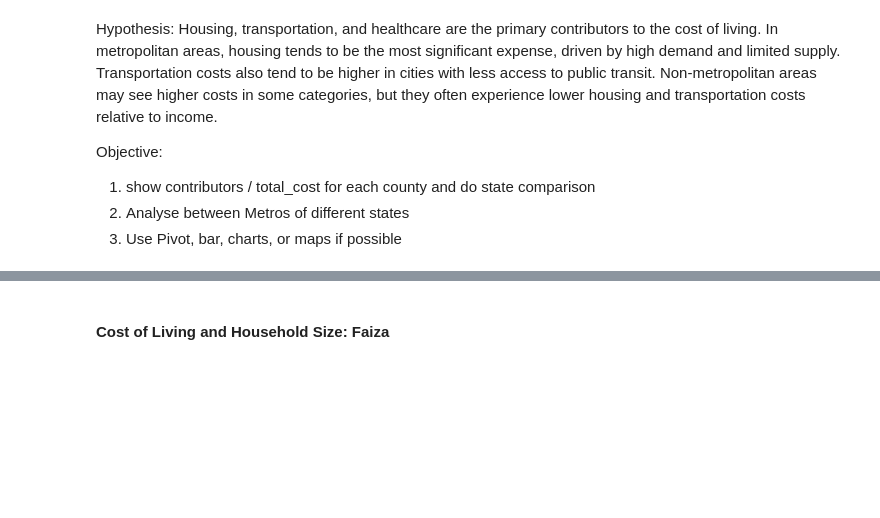
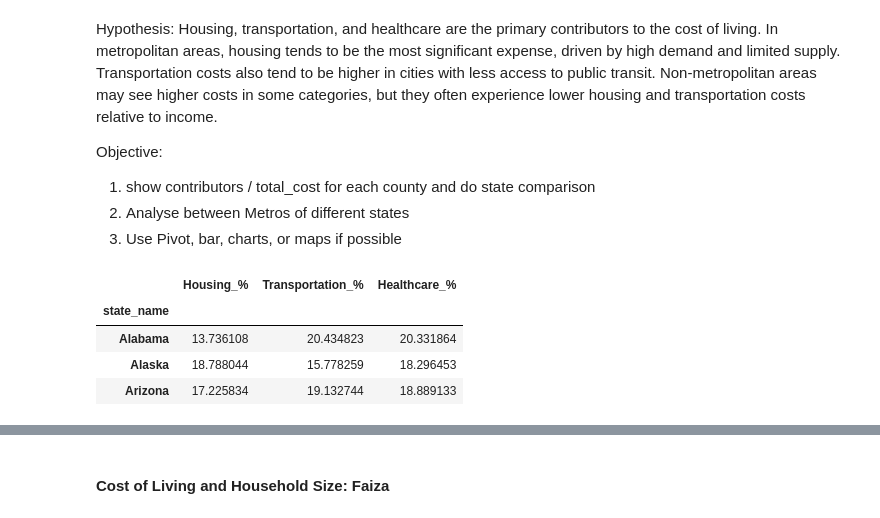
Before and after one commit to miguelmog10/data-science-group17, a Jupyter notebook: notebook/FoundationsDataScience_Winter2025_Group17.ipynb, the cells around one changed output, grey strips where cells are left out. Cells and saved outputs as stored; diff of their text form; code cells hidden in the pictures; blank space fills up the shorter version.

```diff
--- a/notebook/FoundationsDataScience_Winter2025_Group17.ipynb
+++ b/notebook/FoundationsDataScience_Winter2025_Group17.ipynb
@@ -418,0 +429,8 @@ Objective:
+# %%
+state_pivot.head(3)
+# %% [output]
+|  | Housing_% | Transportation_% | Healthcare_% |
+| state_name |  |  |  |
+| Alabama | 13.736108 | 20.434823 | 20.331864 |
+| Alaska | 18.788044 | 15.778259 | 18.296453 |
+| Arizona | 17.225834 | 19.132744 | 18.889133 |
```
Also changed, not shown: parts of 10 cells of this notebook.
